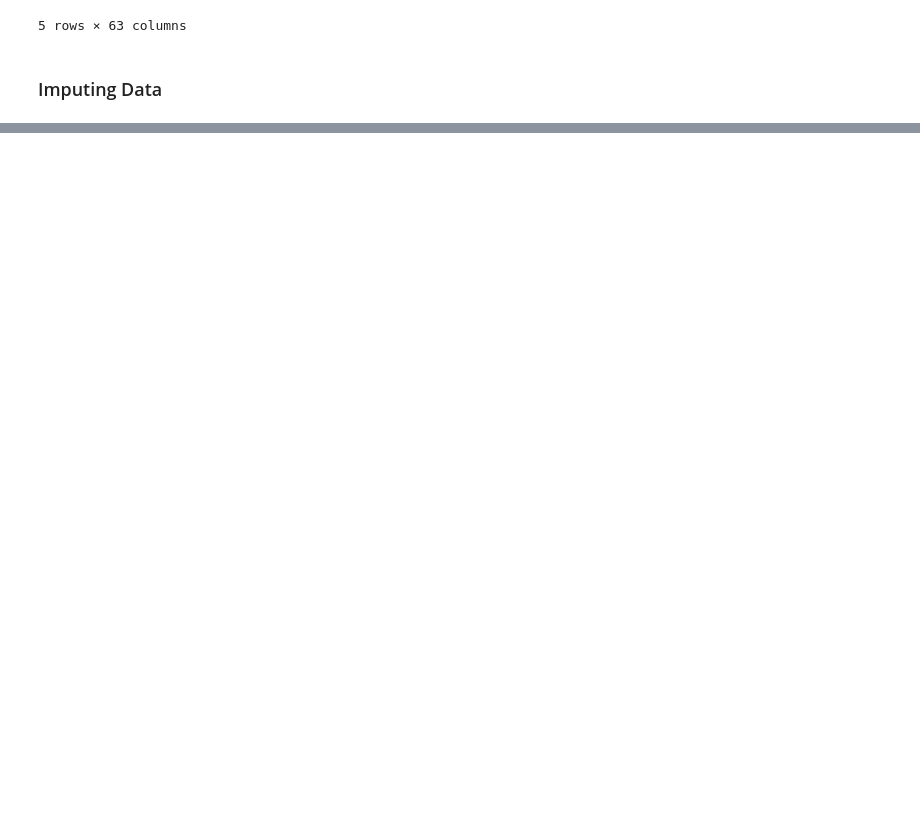
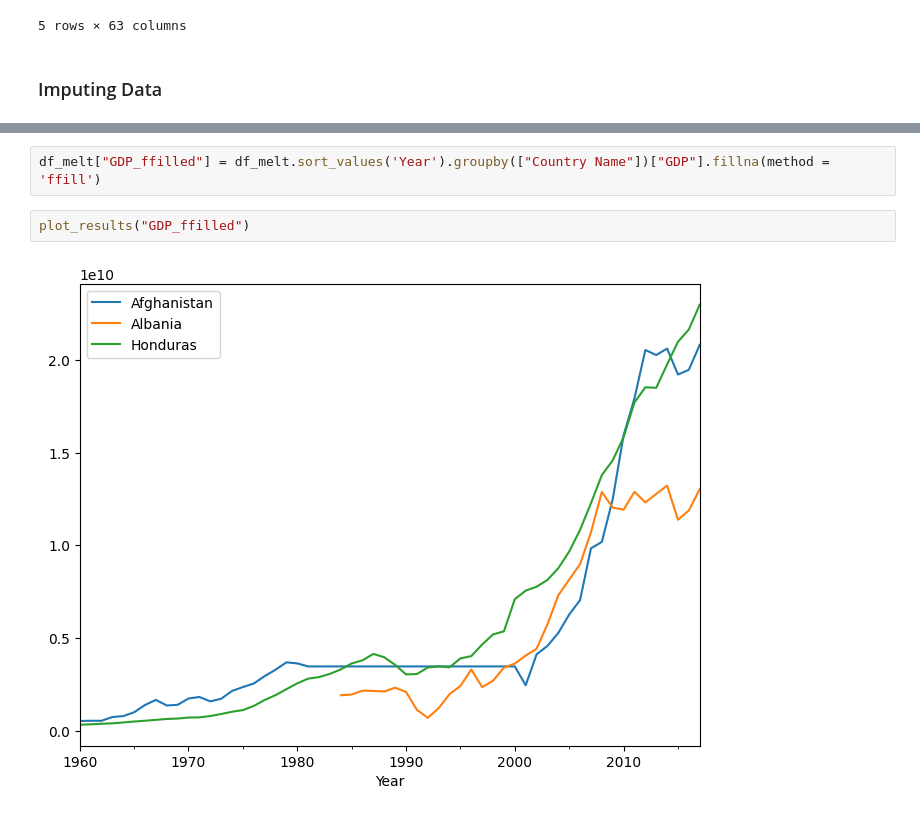
Before and after one commit to dhavalvalaa/Ai_Ml_QB, a Jupyter notebook: 23_06/ETL_pipelines_keggle.ipynb, the cells around one changed output, grey strips where cells are left out. Saved outputs shown, nothing was run; the diff lists cells and outputs as text; blank space fills up the shorter version.

```diff
--- a/23_06/ETL_pipelines_keggle.ipynb
+++ b/23_06/ETL_pipelines_keggle.ipynb
@@ -714,0 +800,6 @@ df_projects.head()
+# %%
+df_melt["GDP_ffilled"] = df_melt.sort_values('Year').groupby(["Country Name"])["GDP"].fillna(method = 'ffill')
+# %%
+plot_results("GDP_ffilled")
+# %% [output]
+[figure, added]
```
Also changed, not shown: parts of 8 cells of this notebook.
